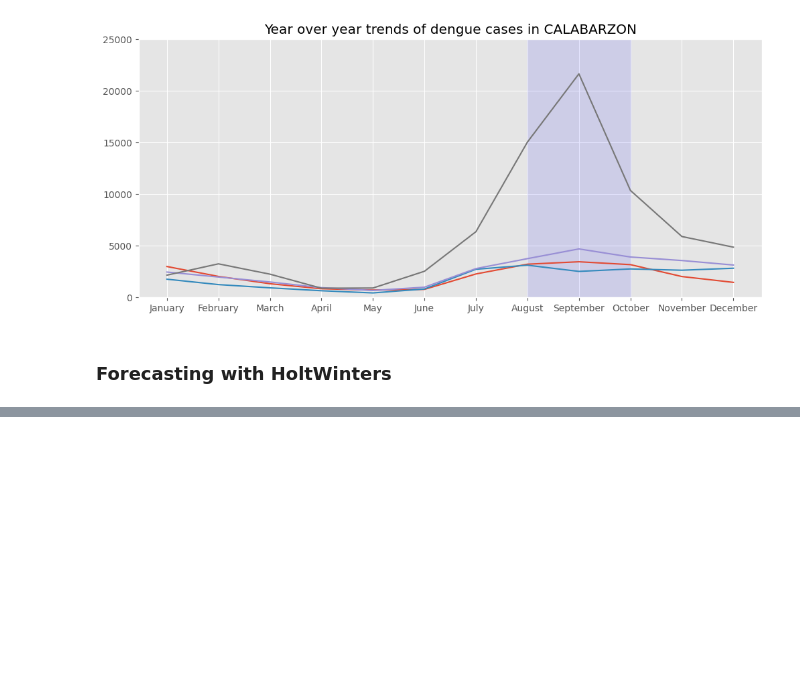
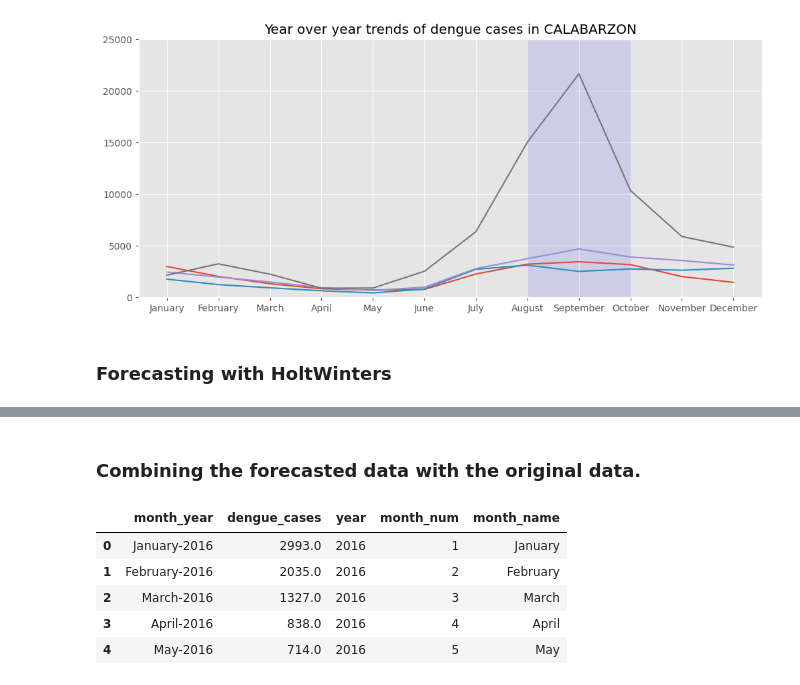
Before and after one commit to boredanalyst/Forecasting-Dengue-Cases-in-the-Philippines, a Jupyter notebook: forecasting-dengue-cases-in-the-philippines.ipynb, the cells around one changed output, grey strips where cells are left out. Saved outputs shown, nothing was run; the diff lists cells and outputs as text; code cells hidden in the pictures; blank space fills up the shorter version.

```diff
--- a/forecasting-dengue-cases-in-the-philippines.ipynb
+++ b/forecasting-dengue-cases-in-the-philippines.ipynb
@@ -866,0 +883,47 @@ df_iva
+# %% [markdown]
+### Combining the forecasted data with the original data. ###
+# %%
+df_iva_all = pd.concat([viz_df,df_forecast])
+
+df_iva_all = df_iva_all.reset_index()
+df_iva_all = df_iva_all.rename(
+    columns={
+        "index":"month_year"
+    }
+)
+
+df_iva_all["month_year"] = pd.to_datetime(df_iva_all["month_year"])
+
+df_iva_all["year"] = df_iva_all["month_year"].dt.year
+df_iva_all["month_num"] = df_iva_all["month_year"].dt.month
+
+## remap the month numbers to month names
+
+df_iva_all["month_name"] = df_iva_all["month_num"].map({
+    1:"January",
+    2:"February",
+    3:"March",
+    4:"April",
+    5:"May",
+    6:"June",
+    7:"July",
+    8:"August",
+    9:"September",
+    10:"October",
+    11:"November",
+    12:"December"
+}
+)
+
+## adding the month year column
+
+df_iva_all["month_year"] = df_iva_all["month_name"].astype(str) + "-" + df_iva_all["year"].astype(str)
+
+df_iva_all.head(5)
+# %% [output]
+|  | month_year | dengue_cases | year | month_num | month_name |
+| 0 | January-2016 | 2993.0 | 2016 | 1 | January |
+| 1 | February-2016 | 2035.0 | 2016 | 2 | February |
+| 2 | March-2016 | 1327.0 | 2016 | 3 | March |
+| 3 | April-2016 | 838.0 | 2016 | 4 | April |
+| 4 | May-2016 | 714.0 | 2016 | 5 | May |
```
Also changed, not shown: parts of 4 cells of this notebook.
